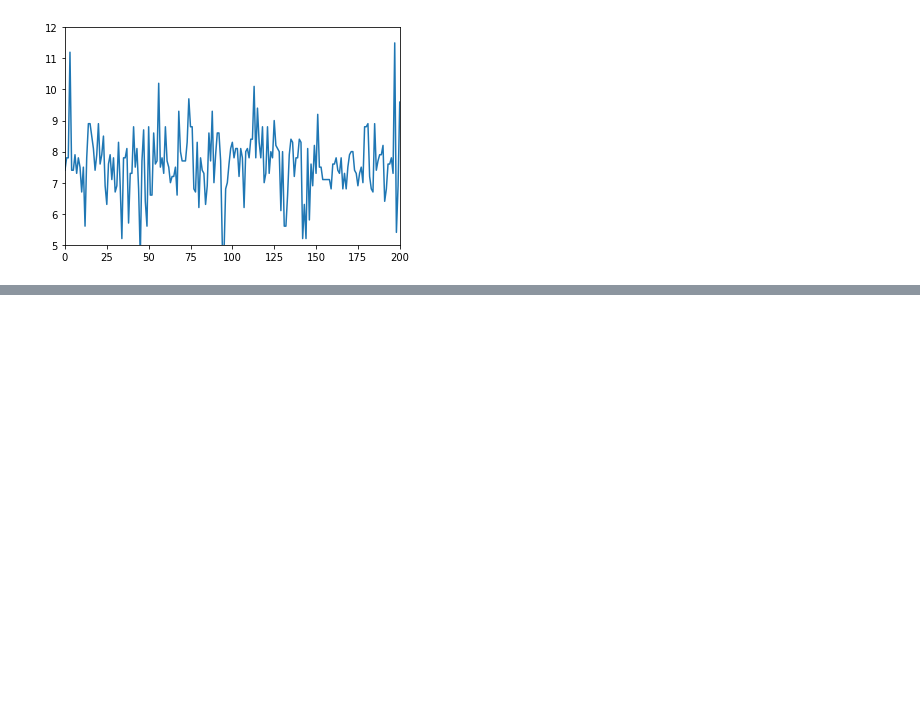
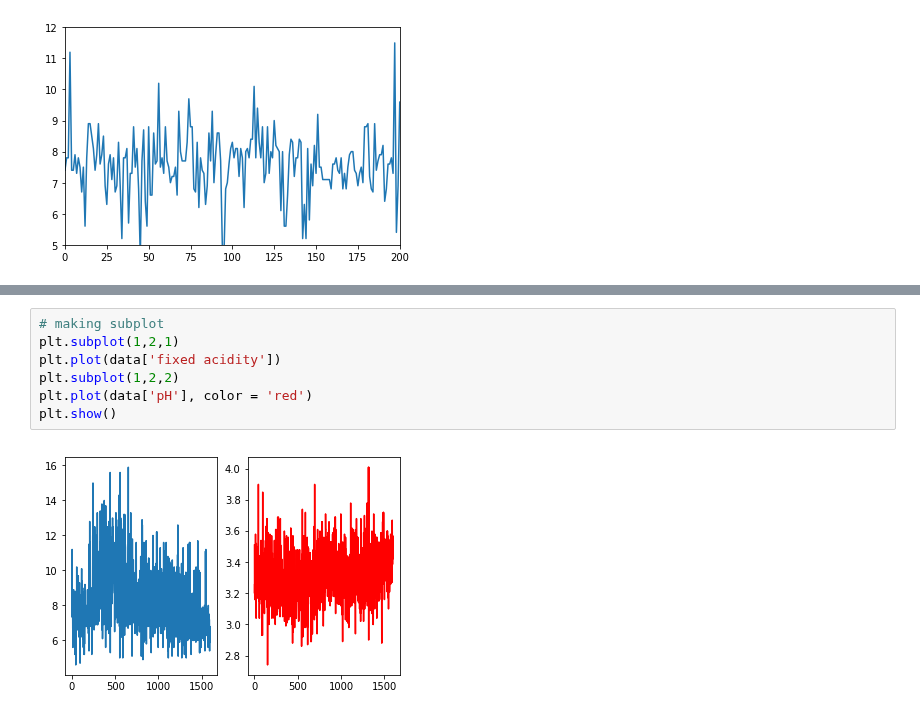
Before and after one commit to SANYAM1996/scatter-plotter, a Jupyter notebook: wine quality_red.ipynb, the cells around one changed output, grey strips where cells are left out. Drawn from its saved outputs; the diff is of its cells as text; blank space fills up the shorter version.

```diff
--- a/wine quality_red.ipynb
+++ b/wine quality_red.ipynb
@@ -173,0 +178,9 @@ plt.show()
+# %%
+# making subplot
+plt.subplot(1,2,1)
+plt.plot(data['fixed acidity'])
+plt.subplot(1,2,2)
+plt.plot(data['pH'], color = 'red')
+plt.show()
+# %% [output]
+[figure, added]
```
Also changed, not shown: parts of 9 cells of this notebook.
